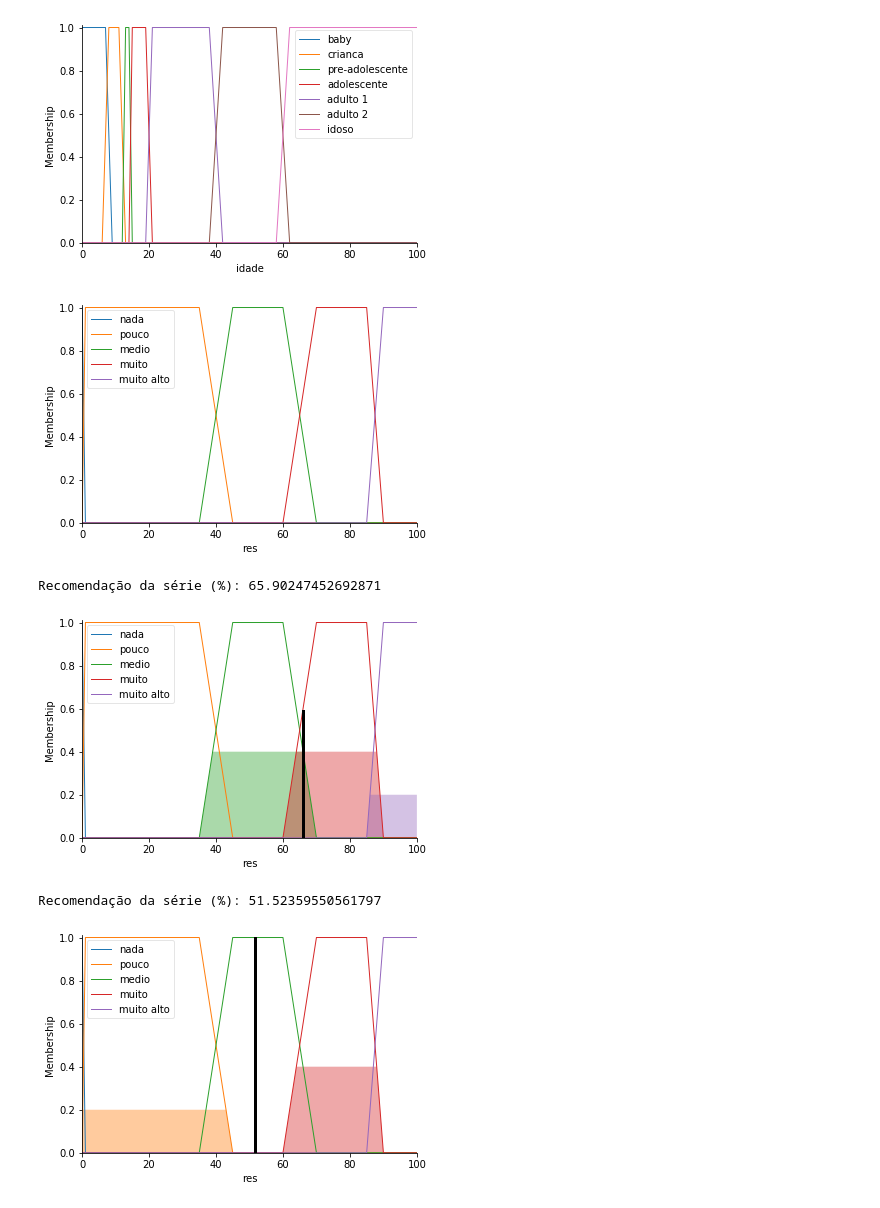
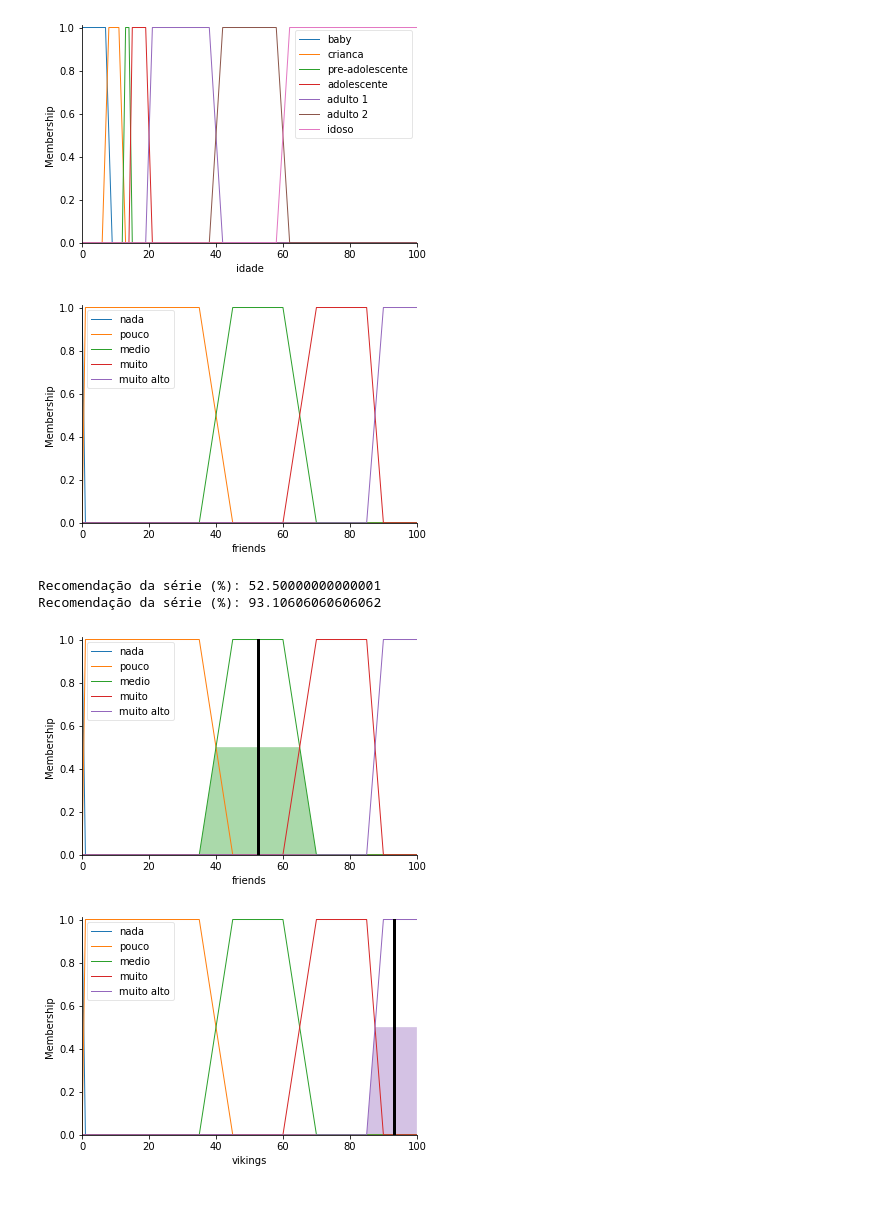
Before and after one commit to arthurteixeira/TV-Series-Recommendation, a Jupyter notebook: TVSeriesRecommendation.ipynb, the cells around one changed output. Cells and saved outputs as stored; diff of their text form; code cells hidden in the pictures.

```diff
--- a/TVSeriesRecommendation.ipynb
+++ b/TVSeriesRecommendation.ipynb
@@ -5,7 +5,8 @@ from skfuzzy import control as ctrl
 
 duracao_ep = ctrl.Antecedent(np.arange(0, 101, 1), 'duracao_ep')
 idade = ctrl.Antecedent(np.arange(0, 101, 1), 'idade')
-res = ctrl.Consequent(np.arange(0, 101, 1), 'res')
+friends= ctrl.Consequent(np.arange(0, 101, 1), 'friends')
+vikings= ctrl.Consequent(np.arange(0, 101, 1), 'vikings')
 
 duracao_ep['baixo'] = fuzz.trapmf(duracao_ep.universe, [0, 0, 20, 25])
 duracao_ep['medio'] = fuzz.trapmf(duracao_ep.universe, [20, 30, 35, 45])
@@ -20,11 +21,17 @@ idade['adulto 1'] = fuzz.trapmf(idade.universe, [19, 21, 38, 42])
 idade['adulto 2'] = fuzz.trapmf(idade.universe, [38, 42, 58, 62])
 idade['idoso'] = fuzz.trapmf(idade.universe, [58, 62, 100, 100])
 
-res['nada'] = fuzz.trapmf(res.universe, [0, 0, 0, 0])
-res['pouco'] = fuzz.trapmf(res.universe, [1, 1, 35, 45])
-res['medio'] = fuzz.trapmf(res.universe, [35, 45, 60, 70])
-res['muito'] = fuzz.trapmf(res.universe, [60, 70, 85, 90])
-res['muito alto'] = fuzz.trapmf(res.universe, [85, 90, 100, 100])
+friends['nada'] = fuzz.trapmf(friends.universe, [0, 0, 0, 0])
+friends['pouco'] = fuzz.trapmf(friends.universe, [1, 1, 35, 45])
+friends['medio'] = fuzz.trapmf(friends.universe, [35, 45, 60, 70])
+friends['muito'] = fuzz.trapmf(friends.universe, [60, 70, 85, 90])
+friends['muito alto'] = fuzz.trapmf(friends.universe, [85, 90, 100, 100])
+
+vikings['nada'] = fuzz.trapmf(vikings.universe, [0, 0, 0, 0])
+vikings['pouco'] = fuzz.trapmf(vikings.universe, [1, 1, 35, 45])
+vikings['medio'] = fuzz.trapmf(vikings.universe, [35, 45, 60, 70])
+vikings['muito'] = fuzz.trapmf(vikings.universe, [60, 70, 85, 90])
+vikings['muito alto'] = fuzz.trapmf(vikings.universe, [85, 90, 100, 100])
 # %%
 duracao_ep.view()
 # %% [output]
@@ -34,9 +41,9 @@ idade.view()
 # %% [output]
 [figure]
 # %%
-res.view()
+friends.view()
 # %% [output]
-[figure, old version]
+[figure, new version]
 # %%
 # Friends - 22min | Adolescente ou Adulto 1
 
@@ -122,37 +116,24 @@ regrasVikings = [v1, v2, v3, v4, v5, v6, v7, v8, v9, v10, v11, v12, v13, v14, v1
 # %%
-idade_ = 40
-duracaoep_ = 24
+idade_ = 20
+duracaoep_ = 45
 
-friends_ctrl = ctrl.ControlSystem(regrasFriends)
-friends = ctrl.ControlSystemSimulation(friends_ctrl)
+regras_ctrl = ctrl.ControlSystem(regras)
+regras_ = ctrl.ControlSystemSimulation(regras_ctrl)
 
 #setando informações do usuário de usuario
-friends.input['idade'] = idade_
-friends.input['duracao_ep'] = duracaoep_
+regras_.input['idade'] = idade_
+regras_.input['duracao_ep'] = duracaoep_
 
-friends.compute()
+regras_.compute()
 
-print ('Recomendação da série (%):', friends.output['res'])
-res.view(sim=friends)
+print ('Recomendação da série (%):', regras_.output['friends'])
+friends.view(sim=regras_)
+print ('Recomendação da série (%):', regras_.output['vikings'])
+vikings.view(sim=regras_)
 
 #GRAFICO RESULTANTE DA SÉRIE FRIENDS
 # %% [output]
-Recomendação da série (%): 65.90247452692871
+Recomendação da série (%): 52.50000000000001
+Recomendação da série (%): 93.10606060606062
-[figure, old version]
+[figure, new version]
+[figure, added]
-# %%
-vikings_ctrl = ctrl.ControlSystem(regrasVikings)
-vikings = ctrl.ControlSystemSimulation(vikings_ctrl)
-
-#setando informações do usuário de usuario
-vikings.input['idade'] = idade_
-vikings.input['duracao_ep'] = duracaoep_
-
-vikings.compute()
-
-print ('Recomendação da série (%):', vikings.output['res'])
-res.view(sim=vikings)
-
-#GRAFICO RESULTANTE DA SÉRIE VIKINGS
-# %% [output]
-Recomendação da série (%): 51.52359550561797
-[figure, removed]
```
Also changed, not shown: parts of 2 cells of this notebook.
